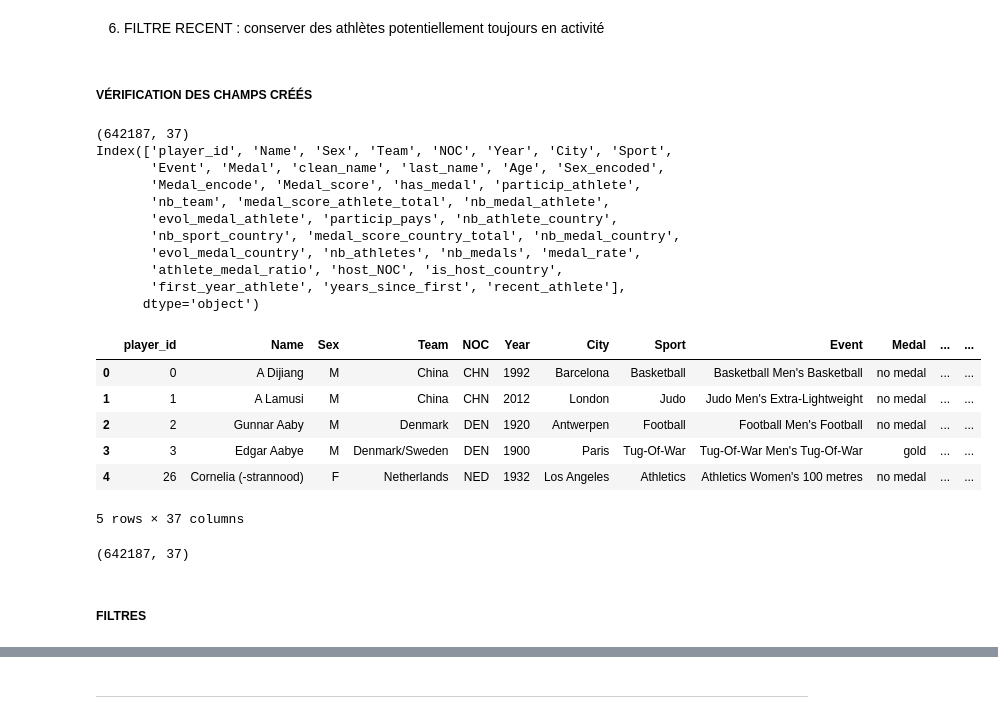
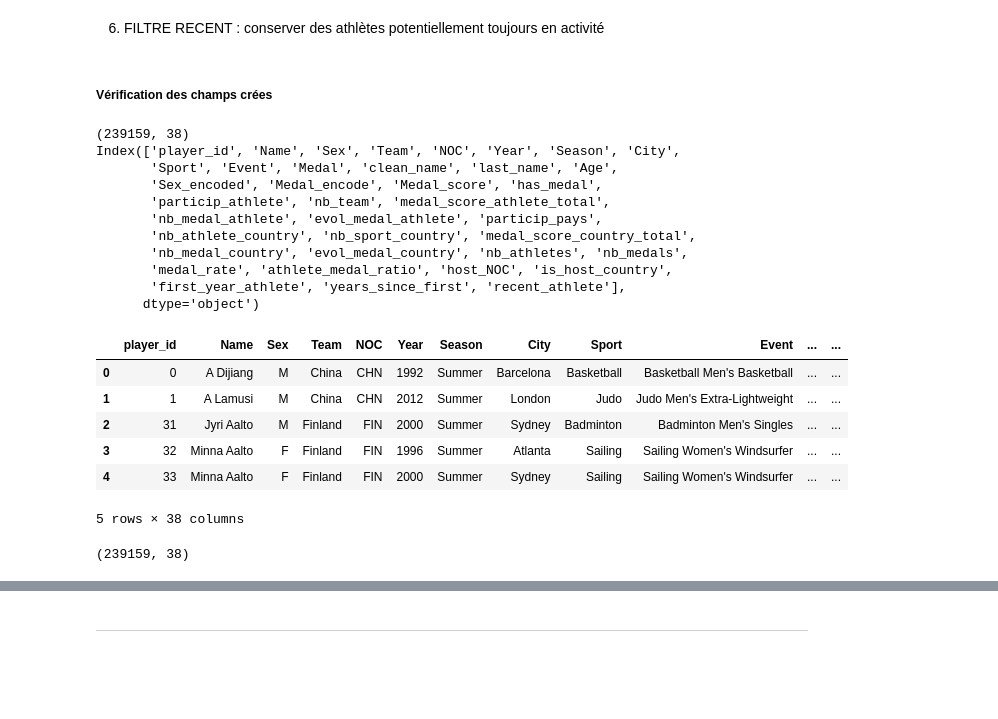
Before and after one commit to Mathmvl/jo-2028-storytelling, a Jupyter notebook: PORJET_FIL_ROUGE_MachineLearning_JO2028.ipynb, the cells around one changed output, grey strips where cells are left out. Saved outputs shown, nothing was run; the diff lists cells and outputs as text; code cells hidden in the pictures; blank space fills up the shorter version.

```diff
--- a/PORJET_FIL_ROUGE_MachineLearning_JO2028.ipynb
+++ b/PORJET_FIL_ROUGE_MachineLearning_JO2028.ipynb
@@ -460,7 +516,7 @@ df = df.merge(host_df, on="Year", how="left")
 # %%
-df["is_host_country"] = (df["NOC"] == df["host_NOC"]).astype(int)
+df_select["is_host_country"] = (df_select["NOC"] == df_select["host_NOC"]).astype(int)
 # %%
-df["host_NOC"] = df["host_NOC"].fillna("UNK")
+df_select["host_NOC"] = df_select["host_NOC"].fillna("UNK")
 # %% [markdown]
 6. FILTRE RECENT : conserver des athlètes potentiellement toujours en activité
 # %%
@@ -470,42 +526,40 @@ current_year = datetime.now().year # définir current_year
 # %%
 # Calculer l’année de première participation de chaque athlète
 
-df["first_year_athlete"] = df.groupby("player_id")["Year"].transform("min")
-df["years_since_first"] = current_year - df["first_year_athlete"]
+df_select["first_year_athlete"] = df_select.groupby("player_id")["Year"].transform("min")
+df_select["years_since_first"] = current_year - df_select["first_year_athlete"]
 # %%
 # Créer un champ pour identifier les athlètes encore “récents”, qui ont un nombre d'année jusqu'à aujourd'hui inférieur à 20.
 
-df["recent_athlete"] = (df["years_since_first"] <= 20).astype(int)
+df_select["recent_athlete"] = (df_select["years_since_first"] <= 20).astype(int)
 # %% [markdown]
-##### VÉRIFICATION DES CHAMPS CRÉÉS
+##### **Vérification des champs crées**
 # %%
-print(df.shape)
-print(df.columns)
+print(df_select.shape)
+print(df_select.columns)
 # %% [output]
-(642187, 37)
-Index(['player_id', 'Name', 'Sex', 'Team', 'NOC', 'Year', 'City', 'Sport',
-       'Event', 'Medal', 'clean_name', 'last_name', 'Age', 'Sex_encoded',
-       'Medal_encode', 'Medal_score', 'has_medal', 'particip_athlete',
-       'nb_team', 'medal_score_athlete_total', 'nb_medal_athlete',
-       'evol_medal_athlete', 'particip_pays', 'nb_athlete_country',
-       'nb_sport_country', 'medal_score_country_total', 'nb_medal_country',
-       'evol_medal_country', 'nb_athletes', 'nb_medals', 'medal_rate',
-       'athlete_medal_ratio', 'host_NOC', 'is_host_country',
+(239159, 38)
+Index(['player_id', 'Name', 'Sex', 'Team', 'NOC', 'Year', 'Season', 'City',
+       'Sport', 'Event', 'Medal', 'clean_name', 'last_name', 'Age',
+       'Sex_encoded', 'Medal_encode', 'Medal_score', 'has_medal',
+       'particip_athlete', 'nb_team', 'medal_score_athlete_total',
+       'nb_medal_athlete', 'evol_medal_athlete', 'particip_pays',
+       'nb_athlete_country', 'nb_sport_country', 'medal_score_country_total',
+       'nb_medal_country', 'evol_medal_country', 'nb_athletes', 'nb_medals',
+       'medal_rate', 'athlete_medal_ratio', 'host_NOC', 'is_host_country',
        'first_year_athlete', 'years_since_first', 'recent_athlete'],
       dtype='object')
 # %%
-df.head()
+df_select.head()
 # %% [output]
-|  | player_id | Name | Sex | Team | NOC | Year | City | Sport | Event | Medal | ... | ... |
-| 0 | 0 | A Dijiang | M | China | CHN | 1992 | Barcelona | Basketball | Basketball Men's Basketball | no medal | ... | ... |
-| 1 | 1 | A Lamusi | M | China | CHN | 2012 | London | Judo | Judo Men's Extra-Lightweight | no medal | ... | ... |
-| 2 | 2 | Gunnar Aaby | M | Denmark | DEN | 1920 | Antwerpen | Football | Football Men's Football | no medal | ... | ... |
-| 3 | 3 | Edgar Aabye | M | Denmark/Sweden | DEN | 1900 | Paris | Tug-Of-War | Tug-Of-War Men's Tug-Of-War | gold | ... | ... |
-| 4 | 26 | Cornelia (-strannood) | F | Netherlands | NED | 1932 | Los Angeles | Athletics | Athletics Women's 100 metres | no medal | ... | ... |
+|  | player_id | Name | Sex | Team | NOC | Year | Season | City | Sport | Event | ... | ... |
+| 0 | 0 | A Dijiang | M | China | CHN | 1992 | Summer | Barcelona | Basketball | Basketball Men's Basketball | ... | ... |
+| 1 | 1 | A Lamusi | M | China | CHN | 2012 | Summer | London | Judo | Judo Men's Extra-Lightweight | ... | ... |
+| 2 | 31 | Jyri Aalto | M | Finland | FIN | 2000 | Summer | Sydney | Badminton | Badminton Men's Singles | ... | ... |
+| 3 | 32 | Minna Aalto | F | Finland | FIN | 1996 | Summer | Atlanta | Sailing | Sailing Women's Windsurfer | ... | ... |
+| 4 | 33 | Minna Aalto | F | Finland | FIN | 2000 | Summer | Sydney | Sailing | Sailing Women's Windsurfer | ... | ... |
-5 rows × 37 columns
+5 rows × 38 columns
 # %%
-df.shape
+df_select.shape
 # %% [output]
-(642187, 37)
+(239159, 38)
-# %% [markdown]
-##### FILTRES
```
Also changed, not shown: parts of 206 cells of this notebook.
